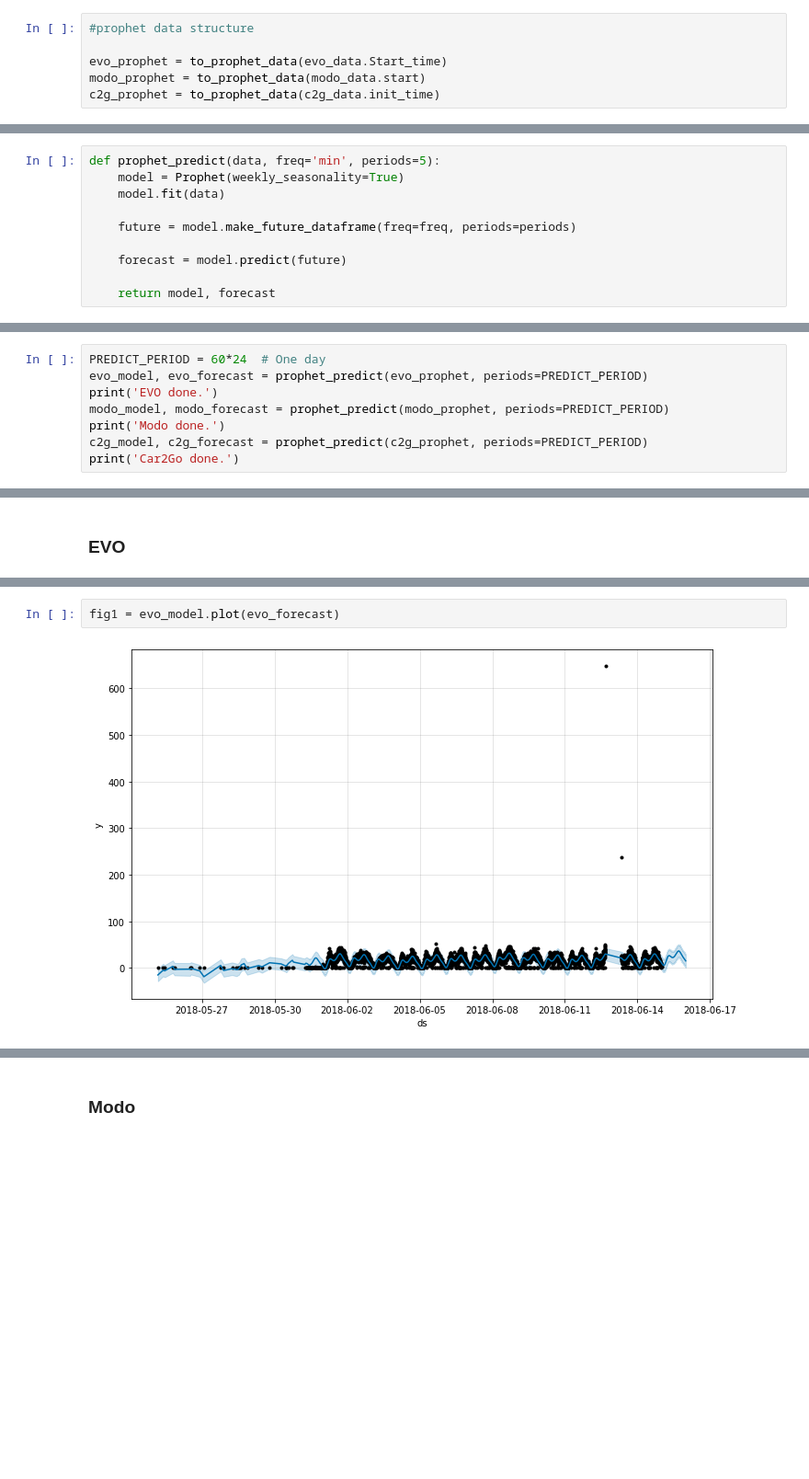
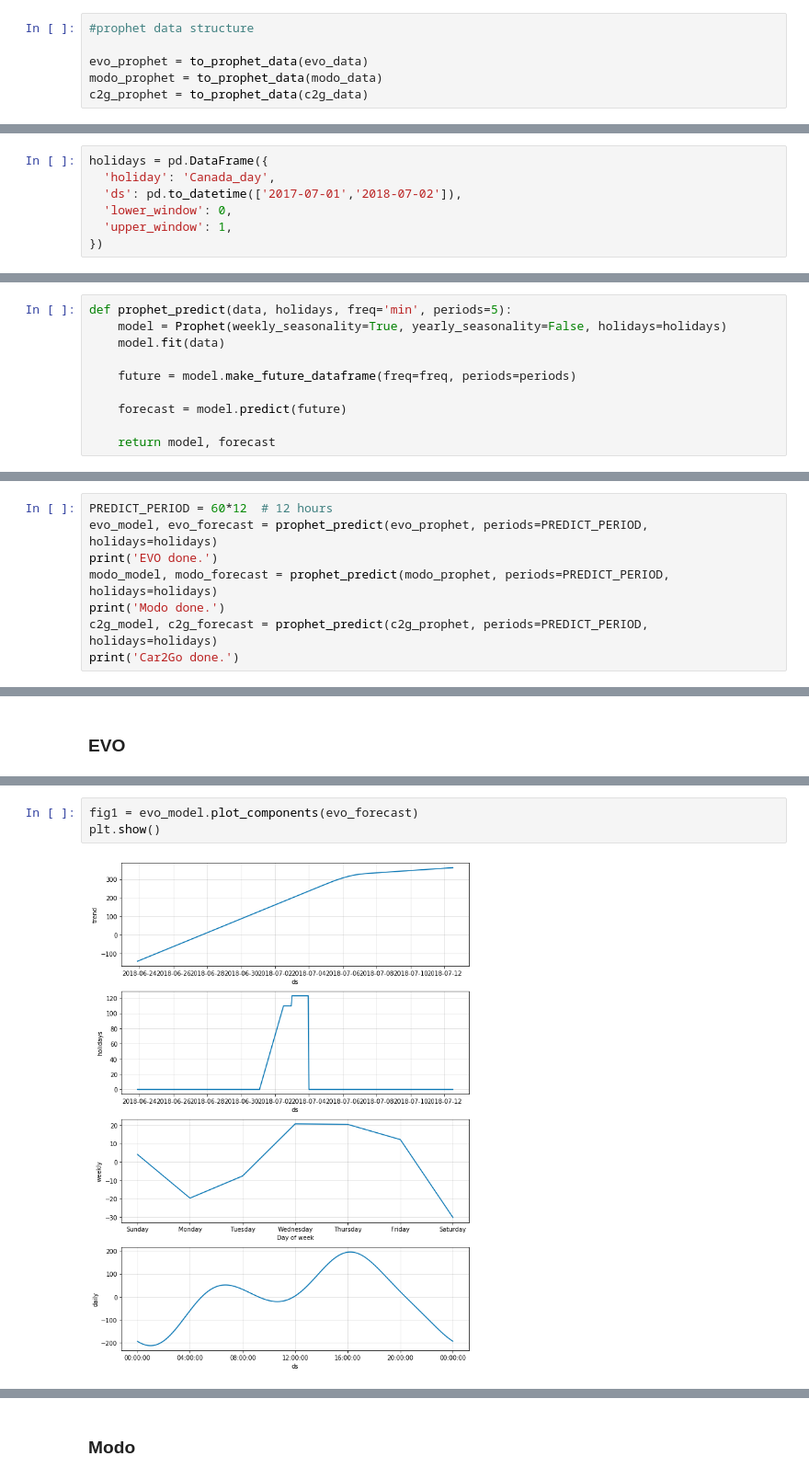
Before and after one commit to netlabufjf/timeseries-forecast, a Jupyter notebook: prophetAnalysis.ipynb, the cells around one changed output, grey strips where cells are left out. Shown at 92% size. Drawn from its saved outputs; the diff is of its cells as text; blank space fills up the shorter version.

```diff
--- a/prophetAnalysis.ipynb
+++ b/prophetAnalysis.ipynb
@@ -75,6 +46,6 @@ def to_prophet_data(time_list):
 # %%
 #prophet data structure
 
-evo_prophet = to_prophet_data(evo_data.Start_time)
-modo_prophet = to_prophet_data(modo_data.start)
-c2g_prophet = to_prophet_data(c2g_data.init_time)
+evo_prophet = to_prophet_data(evo_data)
+modo_prophet = to_prophet_data(modo_data)
+c2g_prophet = to_prophet_data(c2g_data)
@@ -159,2 +130,9 @@ Car2Go:  0.3624153919948867 %
 # %% [markdown]
 ## Prophet forecast
+# %%
+holidays = pd.DataFrame({
+  'holiday': 'Canada_day',
+  'ds': pd.to_datetime(['2017-07-01','2018-07-02']),
+  'lower_window': 0,
+  'upper_window': 1,
+})
@@ -161,6 +145,6 @@ Car2Go:  0.3624153919948867 %
 # %%
-def prophet_predict(data, freq='min', periods=5):
-    model = Prophet(weekly_seasonality=True)
+def prophet_predict(data, holidays, freq='min', periods=5):
+    model = Prophet(weekly_seasonality=True, yearly_seasonality=False, holidays=holidays)
     model.fit(data)
 
     future = model.make_future_dataframe(freq=freq, periods=periods)
@@ -171,9 +181,9 @@ def prophet_predict(data, freq='min', periods=5):
 # %%
-PREDICT_PERIOD = 60*24  # One day
-evo_model, evo_forecast = prophet_predict(evo_prophet, periods=PREDICT_PERIOD)
+PREDICT_PERIOD = 60*12  # 12 hours
+evo_model, evo_forecast = prophet_predict(evo_prophet, periods=PREDICT_PERIOD, holidays=holidays)
 print('EVO done.')
-modo_model, modo_forecast = prophet_predict(modo_prophet, periods=PREDICT_PERIOD)
+modo_model, modo_forecast = prophet_predict(modo_prophet, periods=PREDICT_PERIOD, holidays=holidays)
 print('Modo done.')
-c2g_model, c2g_forecast = prophet_predict(c2g_prophet, periods=PREDICT_PERIOD)
+c2g_model, c2g_forecast = prophet_predict(c2g_prophet, periods=PREDICT_PERIOD, holidays=holidays)
 print('Car2Go done.')
 # %% [output]
@@ -202,4 +214,5 @@ Car2Go filtered done.
 # %%
-fig1 = evo_model.plot(evo_forecast)
+fig1 = evo_model.plot_components(evo_forecast)
+plt.show()
 # %% [output]
-[figure, old version]
+[figure, new version]
```
Also changed, not shown: parts of 46 cells of this notebook, 41 other files.
